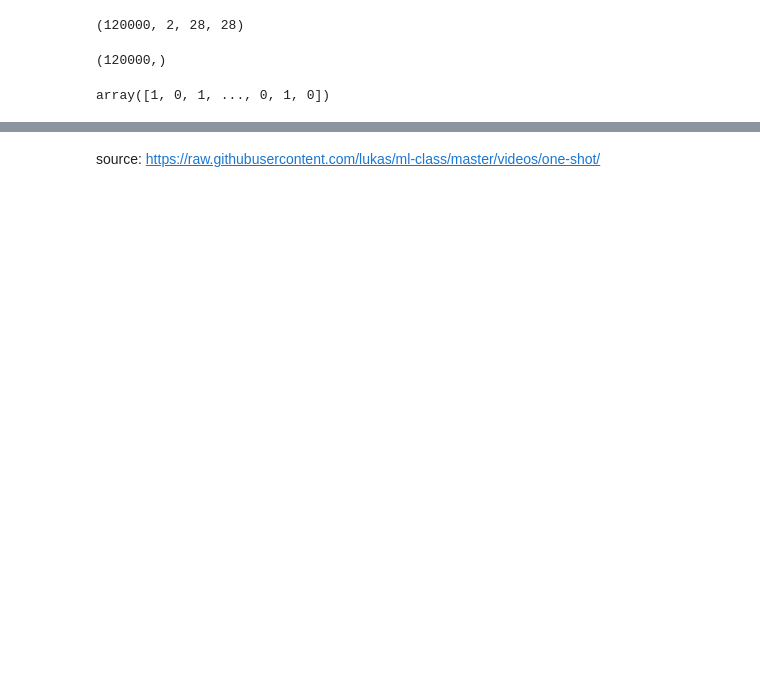
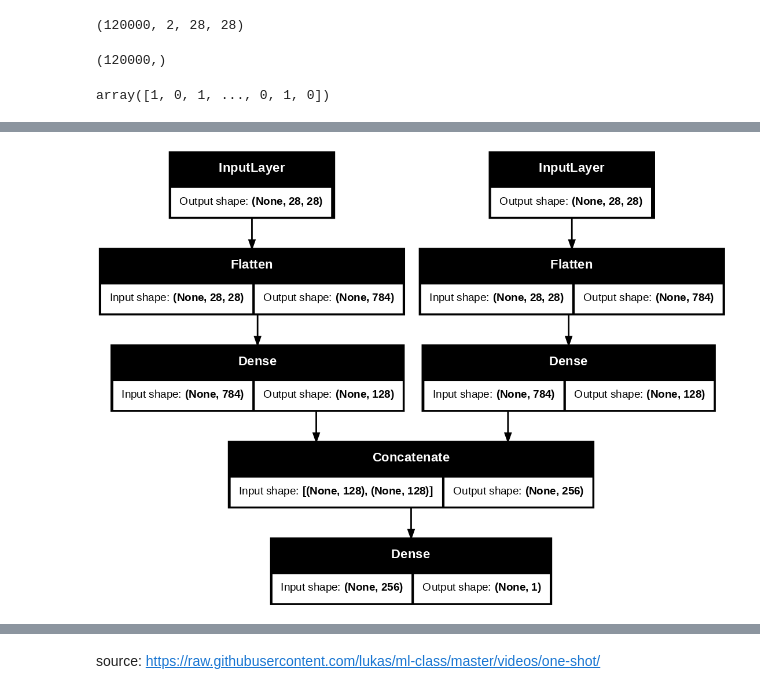
Before and after one commit to Alireza-Akhavan/deep-face-recognition, a Jupyter notebook: 1-OneShot(siamese).ipynb, the cells around one changed output, grey strips where cells are left out. Cells and saved outputs as stored; diff of their text form; code cells hidden in the pictures; blank space fills up the shorter version.

```diff
--- a/1-OneShot(siamese).ipynb
+++ b/1-OneShot(siamese).ipynb
@@ -73,17 +74,20 @@ print(labels_train[400])
 # %%
 # Weights not shared
+inp1 = Input(shape=(28,28))
+flatten1 = Flatten()(inp1)
+out1= Dense(128, activation='relu')(flatten1)
 
-seq1 = Sequential()
-seq1.add(Flatten(input_shape=(28,28)))
-seq1.add(Dense(128, activation='relu'))
+inp2=  Input(shape=(28,28))
+flatten2 = Flatten()(inp2)
+out2= Dense(128, activation='relu')(flatten2)
 
-seq2 = Sequential()
-seq2.add(Flatten(input_shape=(28,28)))
-seq2.add(Dense(128, activation='relu'))
+merge_layer = Concatenate()([out1, out2])
+dense_layer = Dense(1, activation="sigmoid")(merge_layer)
+model = Model(inputs=[inp1, inp2], outputs=dense_layer)
 
-merge_layer = Concatenate()([seq1.output, seq2.output])
-dense_layer = Dense(1, activation="sigmoid")(merge_layer)
-model = Model(inputs=[seq1.input, seq2.input], outputs=dense_layer)
+keras.utils.plot_model(model, show_shapes=True, dpi=100)
+# %% [output]
+[figure, added]
 # %%
 model.compile(loss = "binary_crossentropy", optimizer="adam", metrics=["accuracy"])
 model.summary()
```
Also changed, not shown: parts of 12 cells of this notebook.
